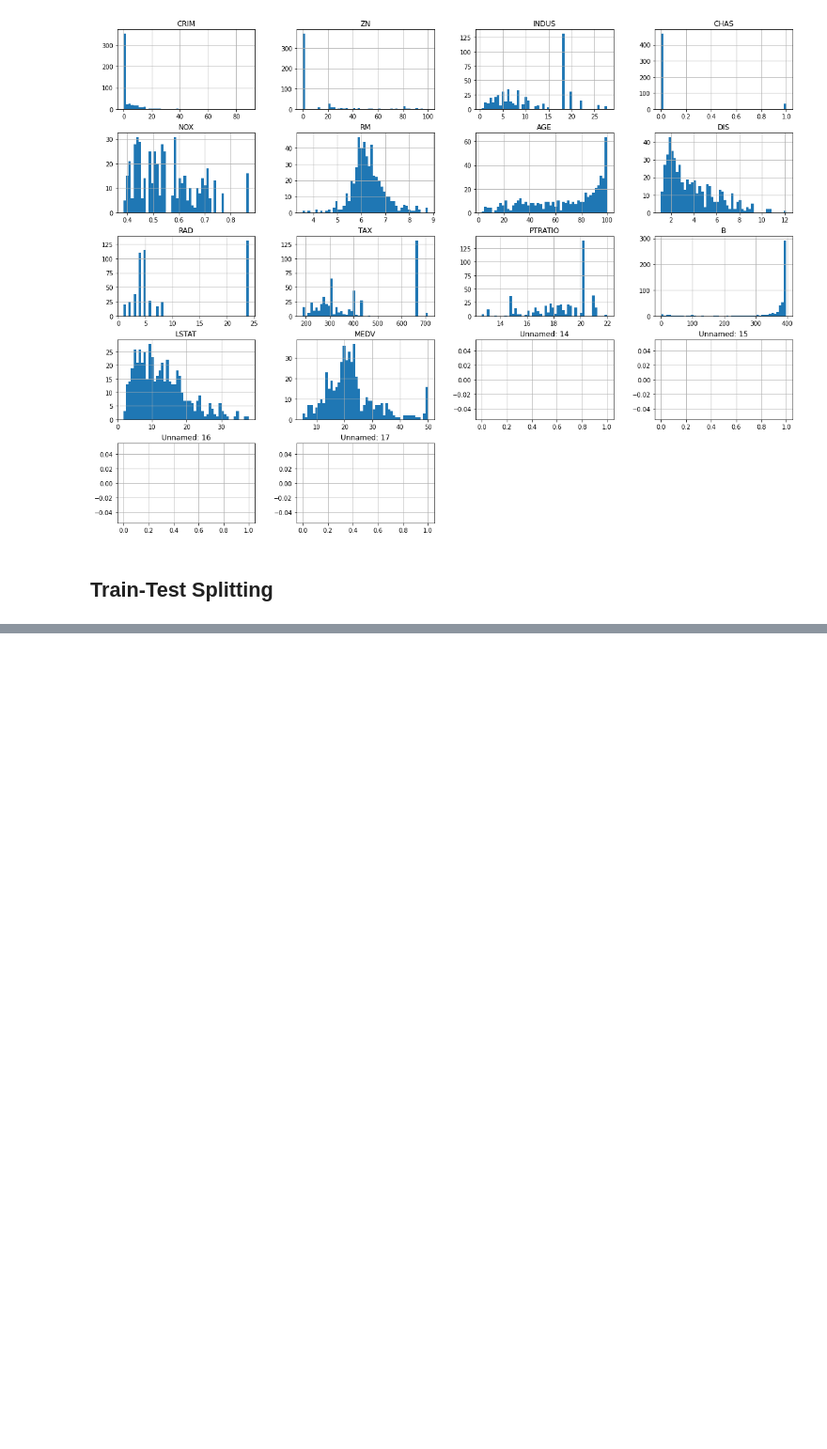
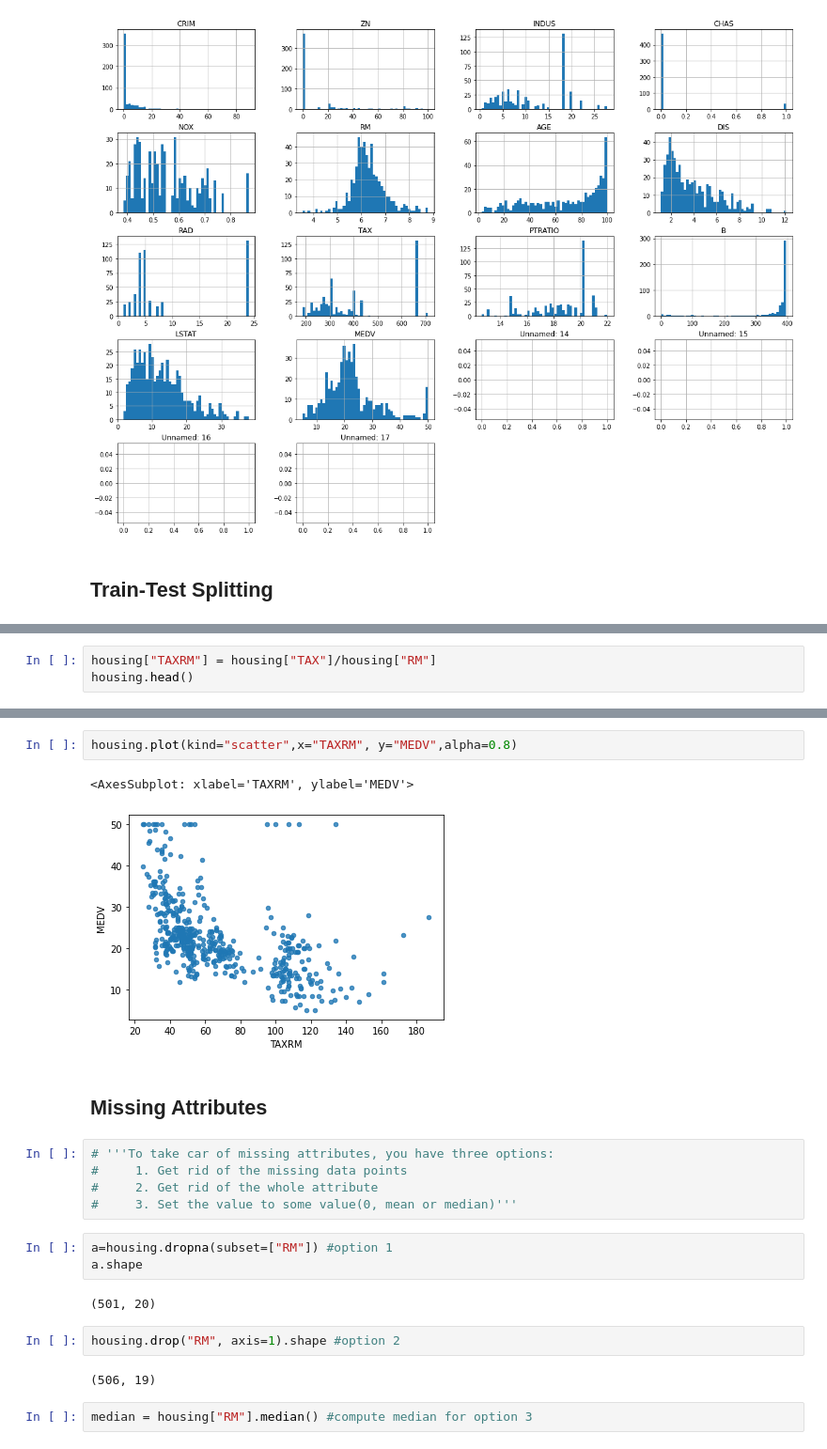
Before and after one commit to Vk24-hash/House_Pricing_Prediction_Model, a Jupyter notebook: Dragon Real Estate.ipynb, the cells around one changed output, grey strips where cells are left out. Shown: that part at 94% size. Drawn from its saved outputs; the diff is of its cells as text; blank space fills up the shorter version.

```diff
--- a/Dragon Real Estate.ipynb
+++ b/Dragon Real Estate.ipynb
@@ -97,0 +156,3 @@ Rows in test set: 101
+# %%
+housing["TAXRM"] = housing["TAX"]/housing["RM"]
+housing.head()
@@ -97,0 +190,23 @@ Rows in test set: 101
+# %%
+housing.plot(kind="scatter",x="TAXRM", y="MEDV",alpha=0.8)
+# %% [output]
+<AxesSubplot: xlabel='TAXRM', ylabel='MEDV'>
+[figure, added]
+# %% [markdown]
+## Missing Attributes
+# %%
+# '''To take car of missing attributes, you have three options:
+#     1. Get rid of the missing data points
+#     2. Get rid of the whole attribute
+#     3. Set the value to some value(0, mean or median)'''
+# %%
+a=housing.dropna(subset=["RM"]) #option 1
+a.shape
+# %% [output]
+(501, 20)
+# %%
+housing.drop("RM", axis=1).shape #option 2
+# %% [output]
+(506, 19)
+# %%
+median = housing["RM"].median() #compute median for option 3
```
Also changed, not shown: parts of 19 cells of this notebook.
